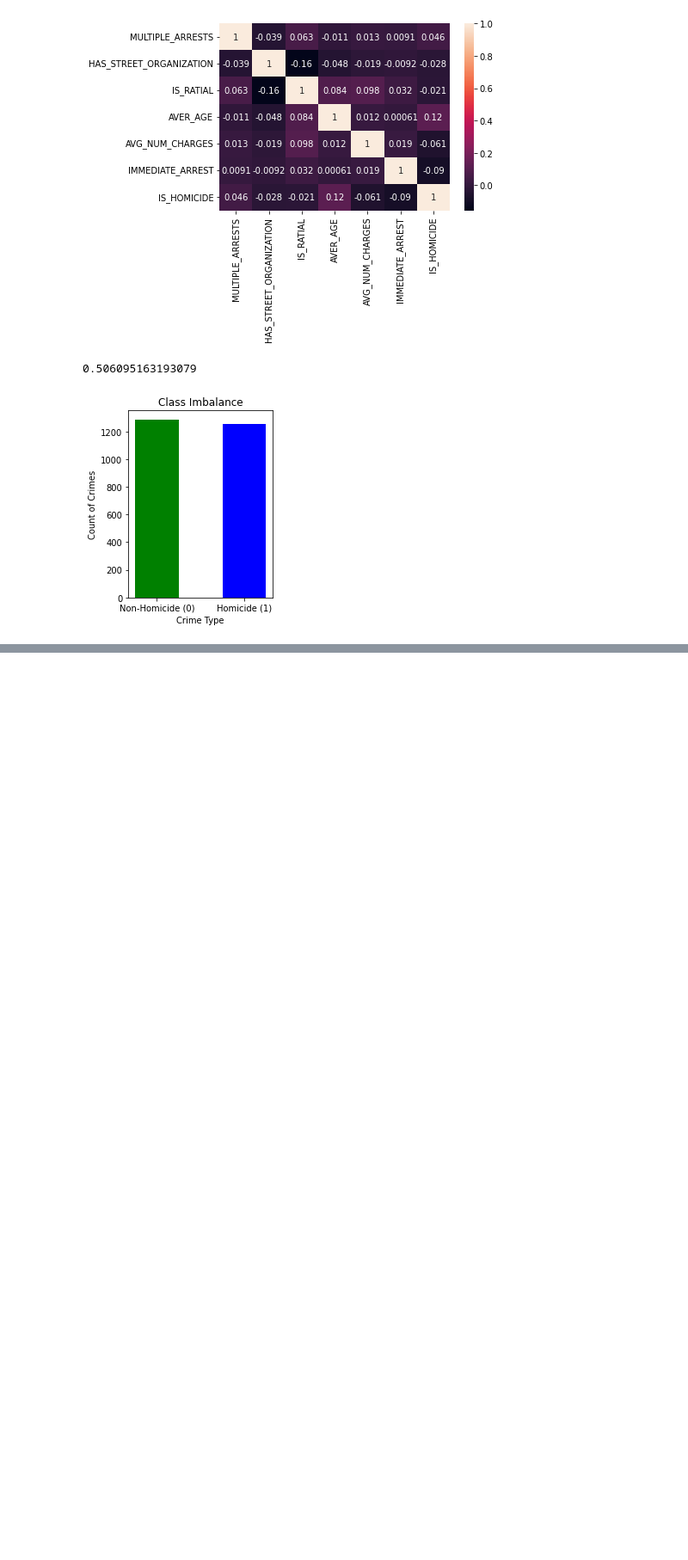
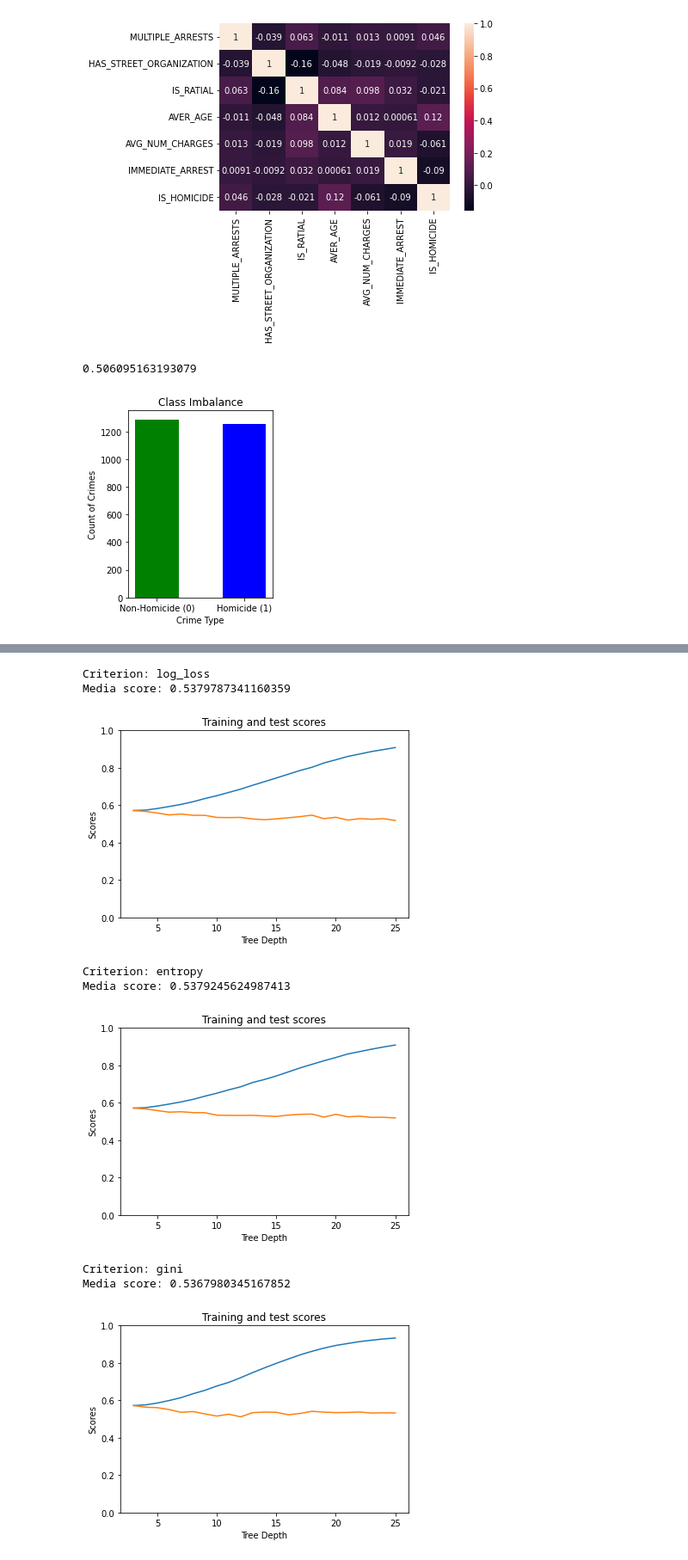
Before and after one commit to antoniomari/Ingegneria-della-conoscenza, a Jupyter notebook: source/Supervised nb.ipynb, the cells around one changed output, grey strips where cells are left out. Shown: that part at 86% size. Cells and saved outputs as stored; diff of their text form; code cells hidden in the pictures; blank space fills up the shorter version.

```diff
--- a/source/Supervised nb.ipynb
+++ b/source/Supervised nb.ipynb
@@ -274,0 +290,25 @@ plot_scores([i for i in range(5, 151, 5)], mean_train_score, mean_test_score, "N
+# %%
+for crit in {"gini", "entropy", "log_loss"}:
+    print(f"Criterion: {crit}")
+
+    mean_train_score = []
+    mean_test_score = []
+
+    for i in range(3, 26):
+        best_forest, train_sc, test_sc = k_fold(X, y, 10, classifier=DecisionTreeClassifier(max_depth=i, criterion=crit))
+        mean_train_score.append(train_sc)
+        mean_test_score.append(test_sc)
+
+    print(f"Media score: {np.average(mean_test_score)}")
+
+    plot_scores([i for i in range(3, 26)], mean_train_score, mean_test_score, "Tree Depth")
+# %% [output]
+Criterion: log_loss
+Media score: 0.5379787341160359
+[figure, added]
+Criterion: entropy
+Media score: 0.5379245624987413
+[figure, added]
+Criterion: gini
+Media score: 0.5367980345167852
+[figure, added]
```
Also changed, not shown: parts of 13 cells of this notebook.
